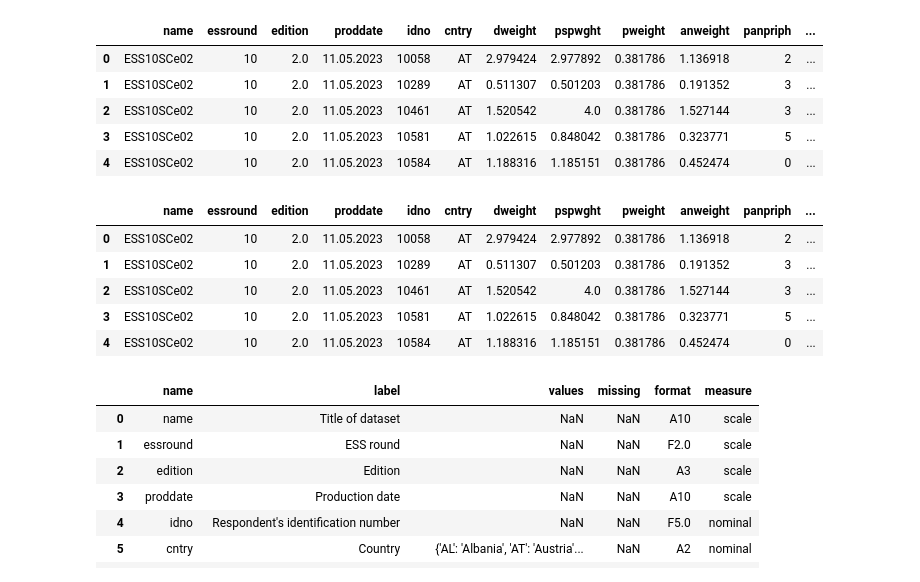
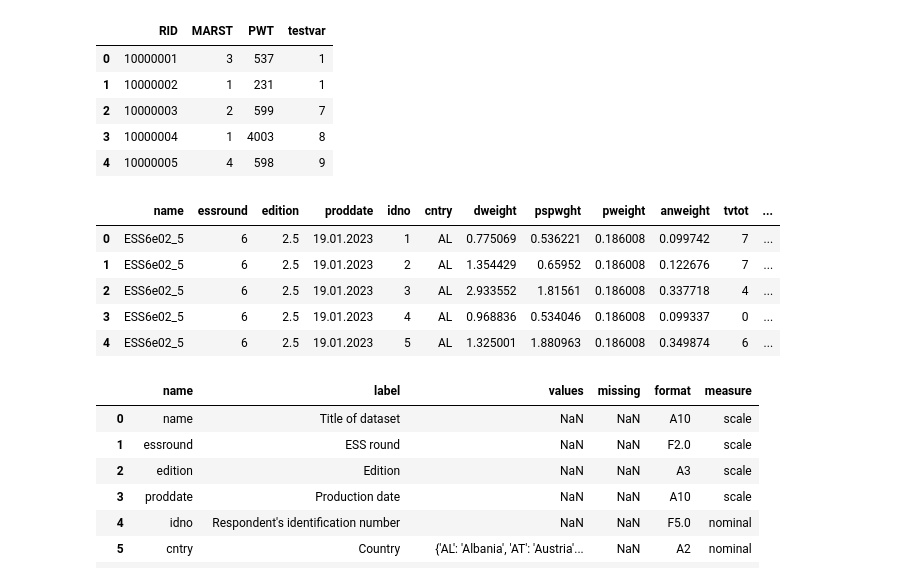
Before and after one commit to benjaminbeuster/DDI-CDI-Converter, a Jupyter notebook: DDICDI_converter.ipynb, the cells around one changed output. Drawn from its saved outputs; the diff is of its cells as text; code cells hidden in the pictures.

```diff
--- a/DDICDI_converter.ipynb
+++ b/DDICDI_converter.ipynb
@@ -13,27 +13,27 @@ pd.set_option('display.max_rows', 2500)
 pd.set_option('display.max_columns', None)
 pd.options.mode.chained_assignment = None
 # %%
-spssfile = f"files/merged-EOSC-ESS10SC.sav"
+spssfile = f"files/SPSS_Example2.sav"
 df, df_meta = read_sav(spssfile)
 df.head()
 # %% [output]
-|  | name | essround | edition | proddate | idno | cntry | dweight | pspwght | pweight | anweight | panpriph | ... |
-| 0 | ESS10SCe02 | 10 | 2.0 | 11.05.2023 | 10058 | AT | 2.979424 | 2.977892 | 0.381786 | 1.136918 | 2 | ... |
-| 1 | ESS10SCe02 | 10 | 2.0 | 11.05.2023 | 10289 | AT | 0.511307 | 0.501203 | 0.381786 | 0.191352 | 3 | ... |
-| 2 | ESS10SCe02 | 10 | 2.0 | 11.05.2023 | 10461 | AT | 1.520542 | 4.0 | 0.381786 | 1.527144 | 3 | ... |
-| 3 | ESS10SCe02 | 10 | 2.0 | 11.05.2023 | 10581 | AT | 1.022615 | 0.848042 | 0.381786 | 0.323771 | 5 | ... |
-| 4 | ESS10SCe02 | 10 | 2.0 | 11.05.2023 | 10584 | AT | 1.188316 | 1.185151 | 0.381786 | 0.452474 | 0 | ... |
+|  | RID | MARST | PWT | testvar |
+| 0 | 10000001 | 3 | 537 | 1 |
+| 1 | 10000002 | 1 | 231 | 1 |
+| 2 | 10000003 | 2 | 599 | 7 |
+| 3 | 10000004 | 1 | 4003 | 8 |
+| 4 | 10000005 | 4 | 598 | 9 |
 # %%
-spssfile2 = f"files/merged-EOSC-ESS10SC.dta"
+spssfile2 = f"files/ESS-Data-Wizard-subset-2023-10-21.dta"
 df2, df2_meta = read_sav(spssfile2)
 df2.head()
 # %% [output]
-|  | name | essround | edition | proddate | idno | cntry | dweight | pspwght | pweight | anweight | panpriph | ... |
-| 0 | ESS10SCe02 | 10 | 2.0 | 11.05.2023 | 10058 | AT | 2.979424 | 2.977892 | 0.381786 | 1.136918 | 2 | ... |
-| 1 | ESS10SCe02 | 10 | 2.0 | 11.05.2023 | 10289 | AT | 0.511307 | 0.501203 | 0.381786 | 0.191352 | 3 | ... |
-| 2 | ESS10SCe02 | 10 | 2.0 | 11.05.2023 | 10461 | AT | 1.520542 | 4.0 | 0.381786 | 1.527144 | 3 | ... |
-| 3 | ESS10SCe02 | 10 | 2.0 | 11.05.2023 | 10581 | AT | 1.022615 | 0.848042 | 0.381786 | 0.323771 | 5 | ... |
-| 4 | ESS10SCe02 | 10 | 2.0 | 11.05.2023 | 10584 | AT | 1.188316 | 1.185151 | 0.381786 | 0.452474 | 0 | ... |
+|  | name | essround | edition | proddate | idno | cntry | dweight | pspwght | pweight | anweight | tvtot | ... |
+| 0 | ESS6e02_5 | 6 | 2.5 | 19.01.2023 | 1 | AL | 0.775069 | 0.536221 | 0.186008 | 0.099742 | 7 | ... |
+| 1 | ESS6e02_5 | 6 | 2.5 | 19.01.2023 | 2 | AL | 1.354429 | 0.65952 | 0.186008 | 0.122676 | 7 | ... |
+| 2 | ESS6e02_5 | 6 | 2.5 | 19.01.2023 | 3 | AL | 2.933552 | 1.81561 | 0.186008 | 0.337718 | 4 | ... |
+| 3 | ESS6e02_5 | 6 | 2.5 | 19.01.2023 | 4 | AL | 0.968836 | 0.534046 | 0.186008 | 0.099337 | 0 | ... |
+| 4 | ESS6e02_5 | 6 | 2.5 | 19.01.2023 | 5 | AL | 1.325001 | 1.880963 | 0.186008 | 0.349874 | 6 | ... |
 # %%
 def create_variable_view(df_meta):
     # Extract the attributes from df_meta
```
Also changed, not shown: parts of 4 cells of this notebook, 2 other files.
